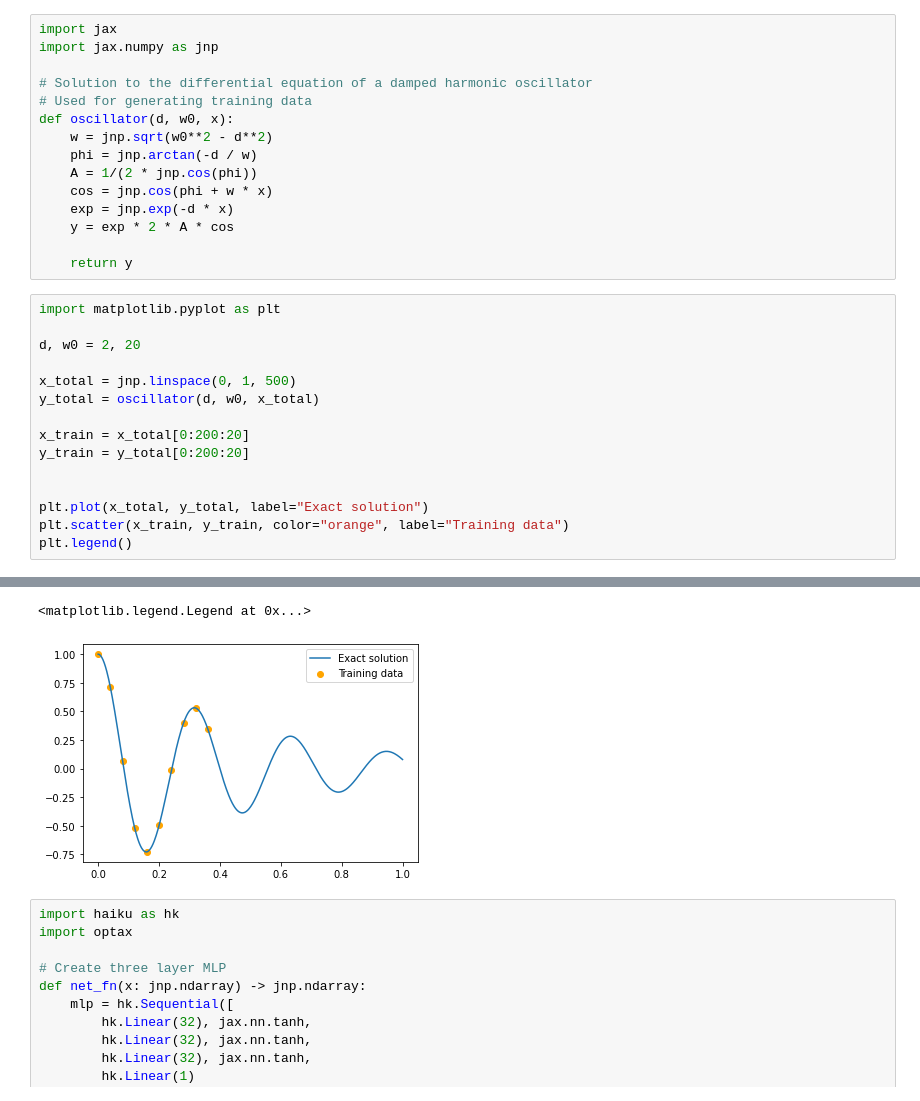
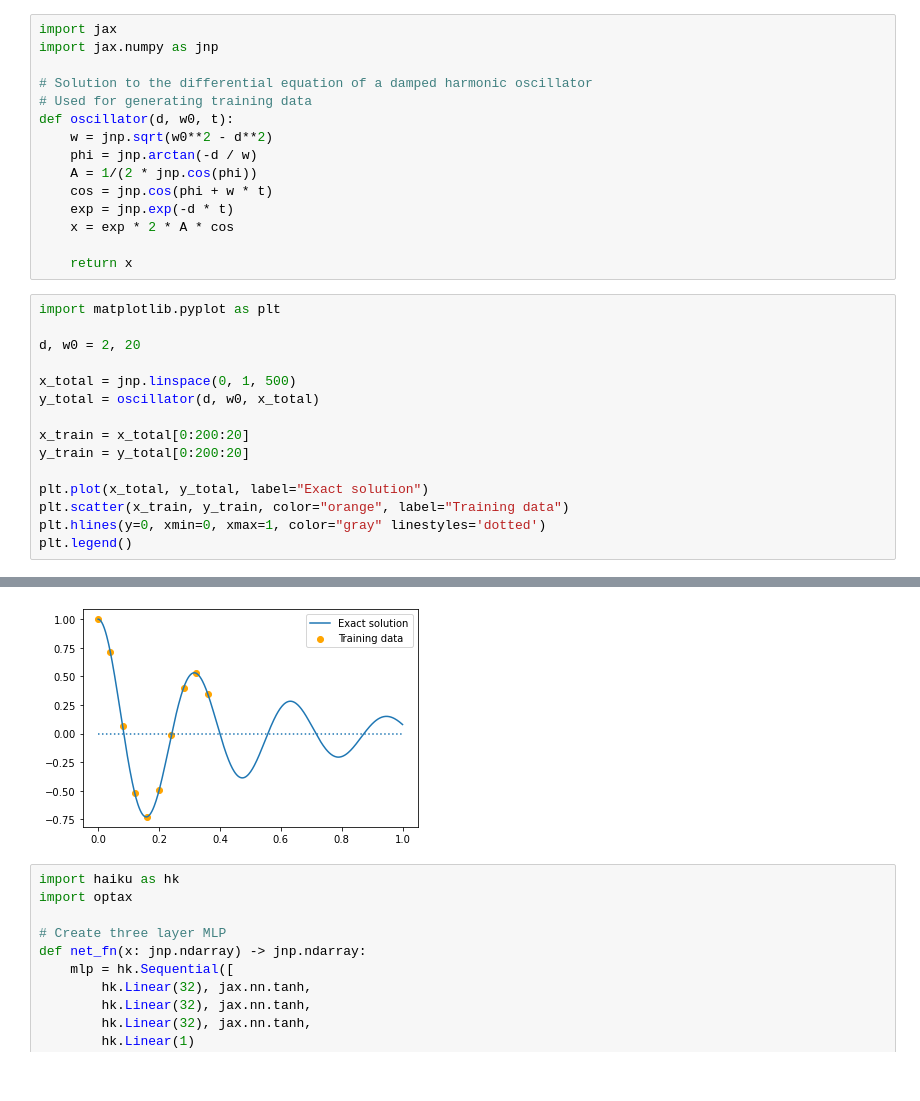
Before and after one commit to lucabeetz/pinns, a Jupyter notebook: harmonic_oscillator.ipynb, the cells around one changed output, grey strips where cells are left out. Saved outputs shown, nothing was run; the diff lists cells and outputs as text.

```diff
--- a/harmonic_oscillator.ipynb
+++ b/harmonic_oscillator.ipynb
@@ -4,15 +4,15 @@ import jax.numpy as jnp
 
 # Solution to the differential equation of a damped harmonic oscillator
 # Used for generating training data
-def oscillator(d, w0, x):
+def oscillator(d, w0, t):
     w = jnp.sqrt(w0**2 - d**2)
     phi = jnp.arctan(-d / w)
     A = 1/(2 * jnp.cos(phi))
-    cos = jnp.cos(phi + w * x)
-    exp = jnp.exp(-d * x)
-    y = exp * 2 * A * cos
+    cos = jnp.cos(phi + w * t)
+    exp = jnp.exp(-d * t)
+    x = exp * 2 * A * cos
 
-    return y
+    return x
 # %%
 import matplotlib.pyplot as plt
 
@@ -24,8 +24,8 @@ y_total = oscillator(d, w0, x_total)
 x_train = x_total[0:200:20]
 y_train = y_total[0:200:20]
 
-
 plt.plot(x_total, y_total, label="Exact solution")
 plt.scatter(x_train, y_train, color="orange", label="Training data")
+plt.hlines(y=0, xmin=0, xmax=1, color="gray" linestyles='dotted')
 plt.legend()
 # %% [output]
@@ -33,5 +33,4 @@ WARNING:absl:No GPU/TPU found, falling back to CPU. (Set TF_CPP_MIN_LOG_LEVEL=0
-<matplotlib.legend.Legend at 0x...>
-[figure, old version]
+[figure, new version]
 # %%
 import haiku as hk
 import optax
```
Also changed, not shown: parts of 3 cells of this notebook.
